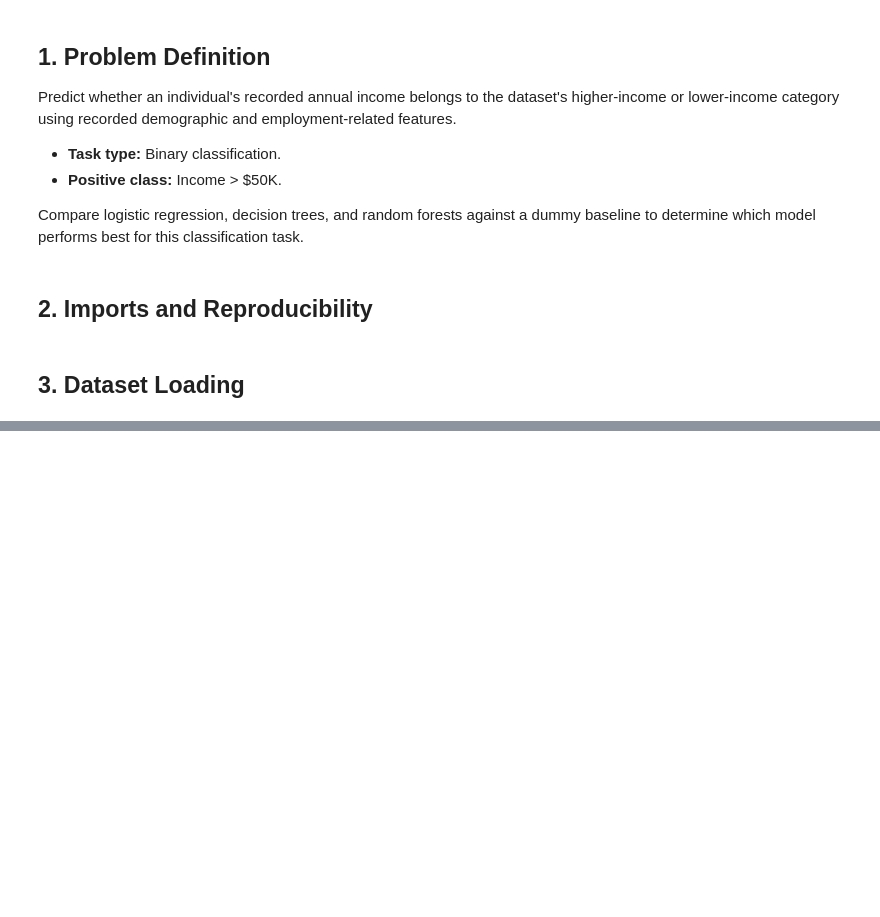
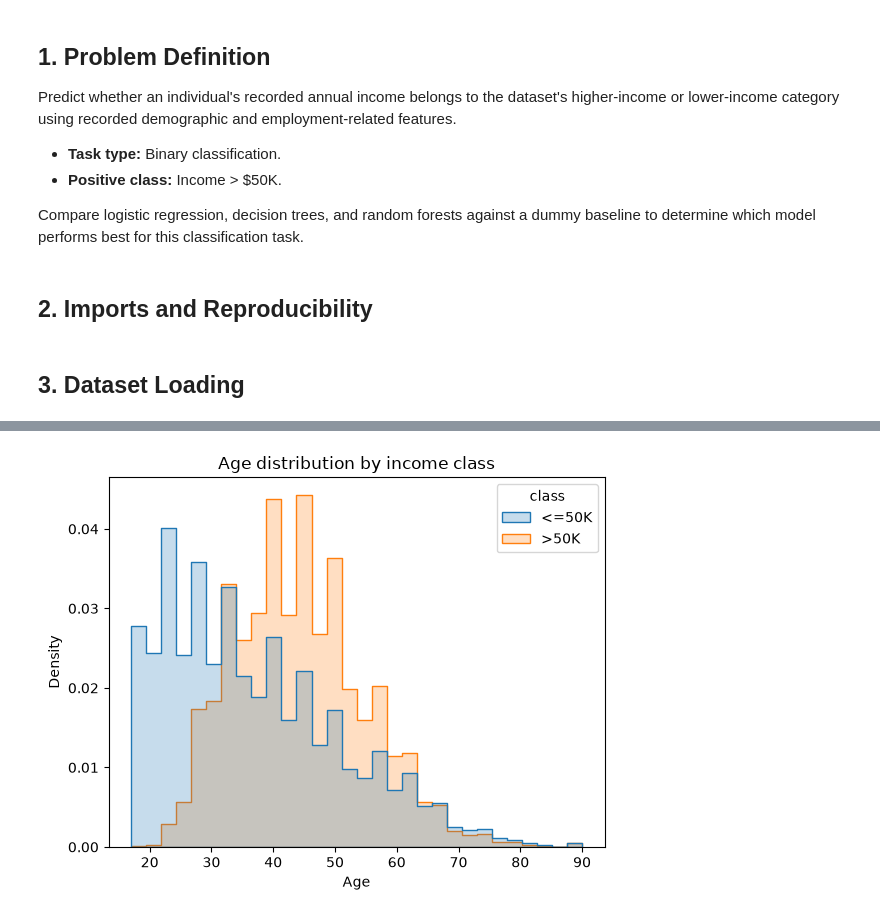
Before and after one commit to SimonYip22/adult-income-ml-classification, a Jupyter notebook: adult_income_workflow.ipynb, the cells around one changed output, grey strips where cells are left out. Saved outputs shown, nothing was run; the diff lists cells and outputs as text; code cells hidden in the pictures; blank space fills up the shorter version.

```diff
--- a/adult_income_workflow.ipynb
+++ b/adult_income_workflow.ipynb
@@ -48,0 +280,17 @@ df = data.frame.copy()
+# %%
+sns.histplot(
+    data=df,
+    x="age",
+    hue="class",
+    bins=30,
+    stat="density",
+    common_norm=False,
+    element="step"
+)
+
+plt.title("Age distribution by income class")
+plt.xlabel("Age")
+plt.ylabel("Density")
+plt.show()
+# %% [output]
+[figure, added]
```
Also changed, not shown: parts of 22 cells of this notebook.
